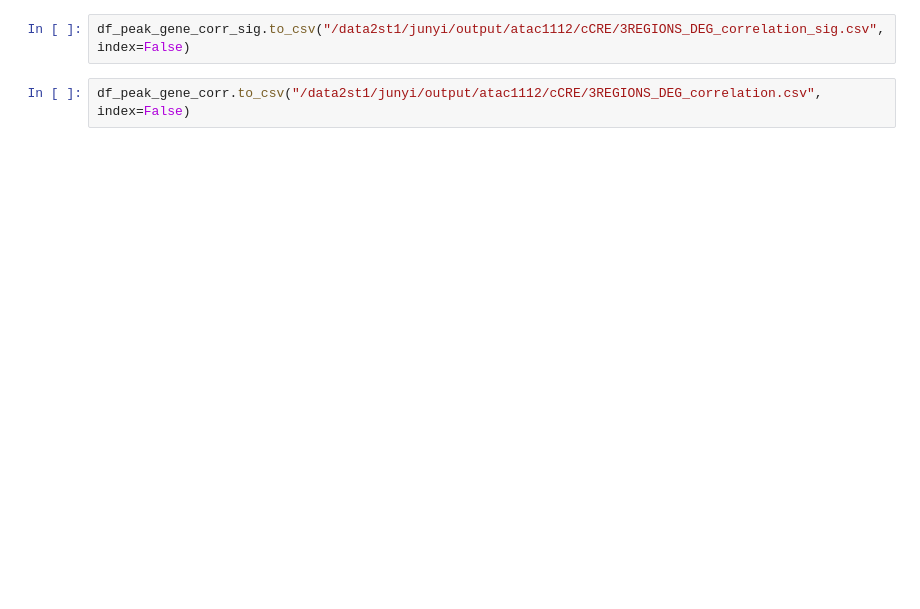
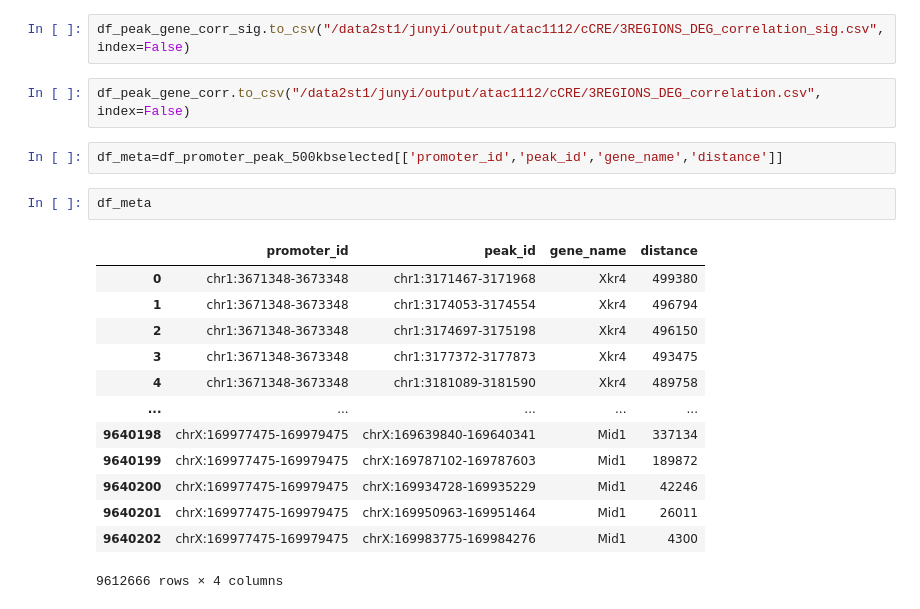
Before and after one commit to juychen/scmmd, a Jupyter notebook: 15gene_mapping.ipynb, the cells around one changed output. Saved outputs shown, nothing was run; the diff lists cells and outputs as text; blank space fills up the shorter version.

```diff
--- a/15gene_mapping.ipynb
+++ b/15gene_mapping.ipynb
@@ -449,3 +479,21 @@ df_peak_gene_corr_sig
 df_peak_gene_corr_sig.to_csv("/data2st1/junyi/output/atac1112/cCRE/3REGIONS_DEG_correlation_sig.csv", index=False)
 # %%
 df_peak_gene_corr.to_csv("/data2st1/junyi/output/atac1112/cCRE/3REGIONS_DEG_correlation.csv", index=False)
+# %%
+df_meta=df_promoter_peak_500kbselected[['promoter_id','peak_id','gene_name','distance']]
+# %%
+df_meta
+# %% [output]
+|  | promoter_id | peak_id | gene_name | distance |
+| 0 | chr1:3671348-3673348 | chr1:3171467-3171968 | Xkr4 | 499380 |
+| 1 | chr1:3671348-3673348 | chr1:3174053-3174554 | Xkr4 | 496794 |
+| 2 | chr1:3671348-3673348 | chr1:3174697-3175198 | Xkr4 | 496150 |
+| 3 | chr1:3671348-3673348 | chr1:3177372-3177873 | Xkr4 | 493475 |
+| 4 | chr1:3671348-3673348 | chr1:3181089-3181590 | Xkr4 | 489758 |
+| ... | ... | ... | ... | ... |
+| 9640198 | chrX:169977475-169979475 | chrX:169639840-169640341 | Mid1 | 337134 |
+| 9640199 | chrX:169977475-169979475 | chrX:169787102-169787603 | Mid1 | 189872 |
+| 9640200 | chrX:169977475-169979475 | chrX:169934728-169935229 | Mid1 | 42246 |
+| 9640201 | chrX:169977475-169979475 | chrX:169950963-169951464 | Mid1 | 26011 |
+| 9640202 | chrX:169977475-169979475 | chrX:169983775-169984276 | Mid1 | 4300 |
+9612666 rows × 4 columns
```
Also changed, not shown: parts of 25 cells of this notebook, 1 other file.
